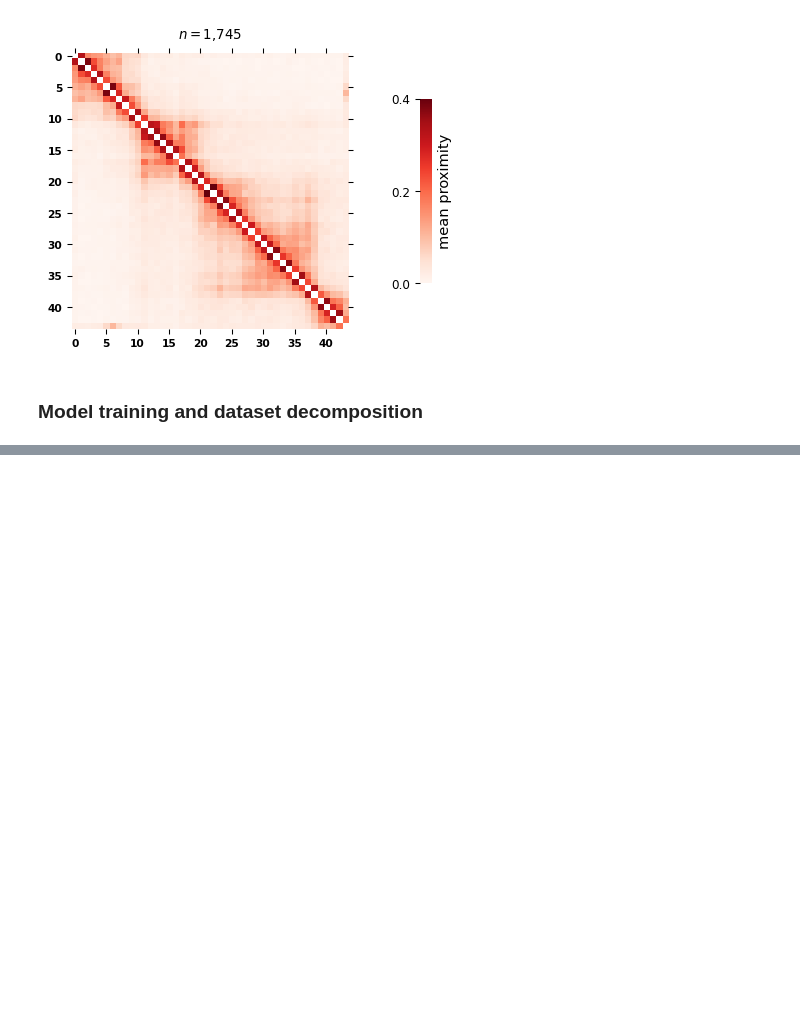
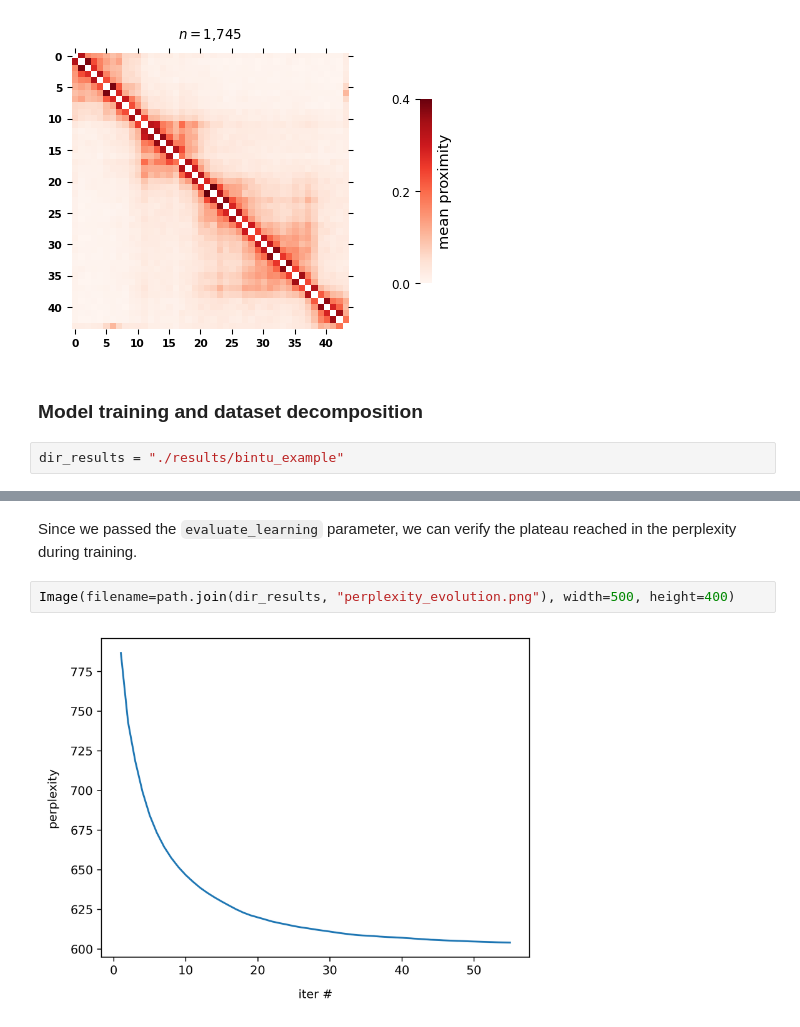
Before and after one commit to ggautham07/topic3d, a Jupyter notebook: examples/training.ipynb, the cells around one changed output, grey strips where cells are left out. Drawn from its saved outputs; the diff is of its cells as text; blank space fills up the shorter version.

```diff
--- a/examples/training.ipynb
+++ b/examples/training.ipynb
@@ -50,6 +42,8 @@ fig.show()
 [figure]
 # %% [markdown]
 ### Model training and dataset decomposition
+# %%
+dir_results = "./results/bintu_example"
 # %%
 !topic3d runall \
     --data_train_file "./data/sample_exp.npy" \
@@ -79,0 +72,6 @@ fig.show()
+# %% [markdown]
+Since we passed the `evaluate_learning` parameter, we can verify the plateau reached in the perplexity during training.
+# %%
+Image(filename=path.join(dir_results, "perplexity_evolution.png"), width=500, height=400)
+# %% [output]
+[figure, added]
```
Also changed, not shown: parts of 11 cells of this notebook, 7 other files.
